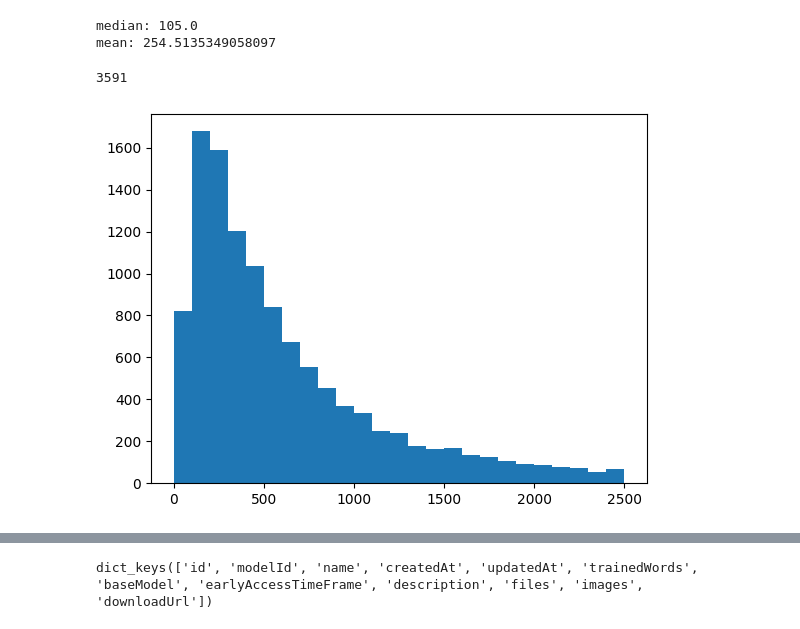
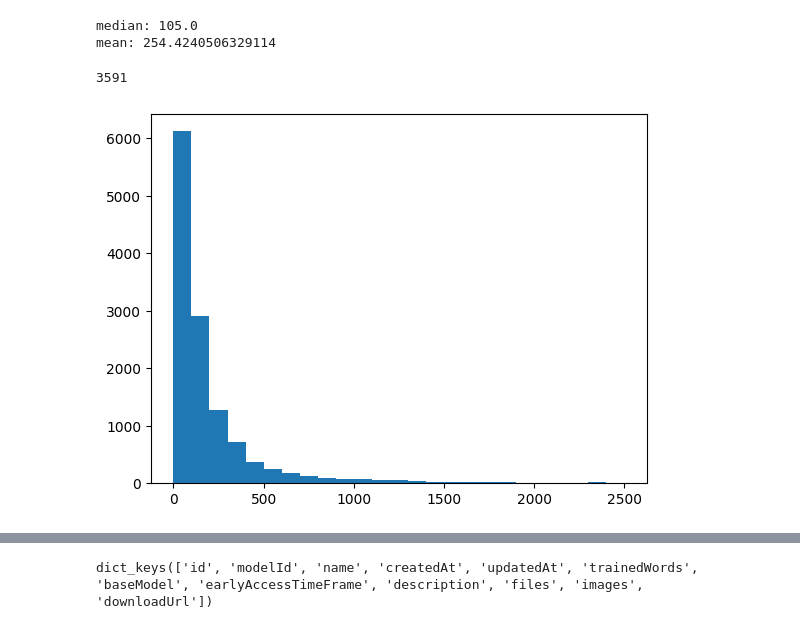
Before and after one commit to Xiang-cd/CrawlCivitai, a Jupyter notebook: analysis.ipynb, the cells around one changed output, grey strips where cells are left out. Cells and saved outputs as stored; diff of their text form; code cells hidden in the pictures.

```diff
--- a/analysis.ipynb
+++ b/analysis.ipynb
@@ -43,15 +43,15 @@ find_model_id(all_item, 11745)
 # %%
 favs = np.array(favs)
 hist,bins = np.histogram(favs,bins=list(range(0, int(10* np.mean(favs)), 100)))
-plt.hist(downloads, bins = bins)
+plt.hist(favs, bins = bins)
 print("median:", np.median(favs))
 print("mean:", np.mean(favs))
 np.count_nonzero(favs > 200)
 # %% [output]
 median: 105.0
-mean: 254.5135349058097
+mean: 254.4240506329114
 3591
-[figure, old version]
+[figure, new version]
 # %%
 downloads = np.array(downloads)
 hist,bins = np.histogram(downloads,bins=list(range(0, int(2* np.mean(downloads)), 100)))
```
Also changed, not shown: parts of 2 cells of this notebook, 5 other files.
